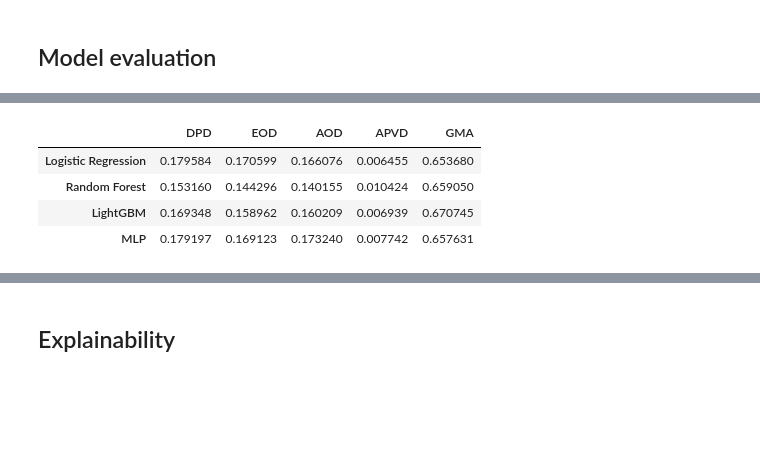
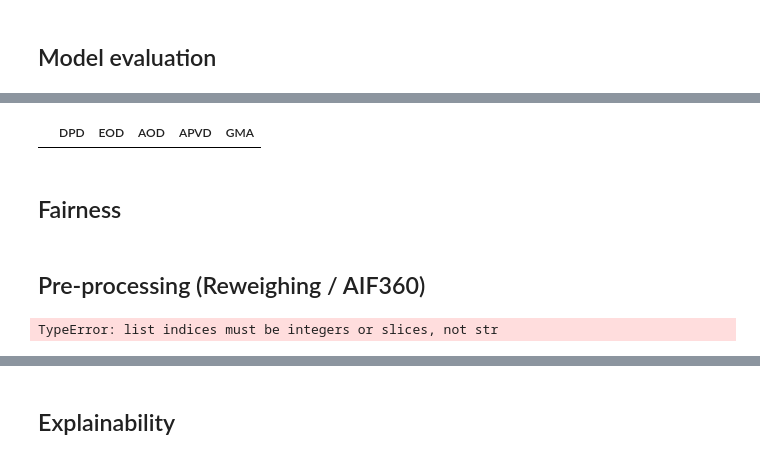
Before and after one commit to hiaac-finance/credit_pipeline, a Jupyter notebook: examples/home_credit.ipynb, the cells around one changed output, grey strips where cells are left out. Cells and saved outputs as stored; diff of their text form; code cells hidden in the pictures; blank space fills up the shorter version.

```diff
--- a/examples/home_credit.ipynb
+++ b/examples/home_credit.ipynb
@@ -108,6 +116,9 @@ X_train, X_val, y_train, y_val = train_test_split(
     random_state=seed_number,
     stratify=y_train
 )
+A_train = (X_train.CODE_GENDER  == "F").astype(int)
+A_val = (X_val.CODE_GENDER  == "F").astype(int)
+A_test = (X_test.CODE_GENDER  == "F").astype(int)
 # %%
 classifiers = {
     "Logistic Regression": LogisticRegression,
@@ -220,8 +254,10 @@ get_metrics(models_dict, X_test, y_test)
-# %%
-get_fairness_metrics(models_dict, X_test, y_test, X_test.CODE_GENDER == "F", 0)
-# %% [output]
-|  | DPD | EOD | AOD | APVD | GMA |
-| Logistic Regression | 0.179584 | 0.170599 | 0.166076 | 0.006455 | 0.653680 |
-| Random Forest | 0.153160 | 0.144296 | 0.140155 | 0.010424 | 0.659050 |
-| LightGBM | 0.169348 | 0.158962 | 0.160209 | 0.006939 | 0.670745 |
-| MLP | 0.179197 | 0.169123 | 0.173240 | 0.007742 | 0.657631 |
+# %%
+models_dict_fairness = {}
+for n, m in models_dict.items():
+    models_dict_fairness[n] = (m[0].predict_proba(X_test)[:,1] > m[1]).astype(int)
+# %%
+get_fairness_metrics(models_dict_fairness, y_test, A_test, 1)
+# %% [output]
+|  | DPD | EOD | AOD | APVD | GMA |
+# %% [markdown]
+## Fairness
@@ -227,0 +275,2 @@ get_fairness_metrics(models_dict, X_test, y_test, X_test.CODE_GENDER == "F", 0)
+# %% [markdown]
+## Pre-processing (Reweighing / AIF360)
@@ -227,0 +294,9 @@ get_fairness_metrics(models_dict, X_test, y_test, X_test.CODE_GENDER == "F", 0)
+# %%
+for n in ["LogisticRegression", "RandomForest", "LightGBM"]:
+    best_params = models[n]["classifier"].get_params()
+    rw_model = classifiers[n](**best_params)
+    rw_model.fit(X_train_preprocess, y_train, sample_weight=rw_weights)
+    rw_threshold = ks_threshold(y_val, rw_model.predict_proba(X_val_preprocess)[:,1])
+    models_dict_fairness[n + "Reweighing"] = rw_model.predict_proba(X_test_preprocess)[:,1] > rw_threshold
+# %% [output]
+TypeError: list indices must be integers or slices, not str
```
Also changed, not shown: parts of 20 cells of this notebook.
